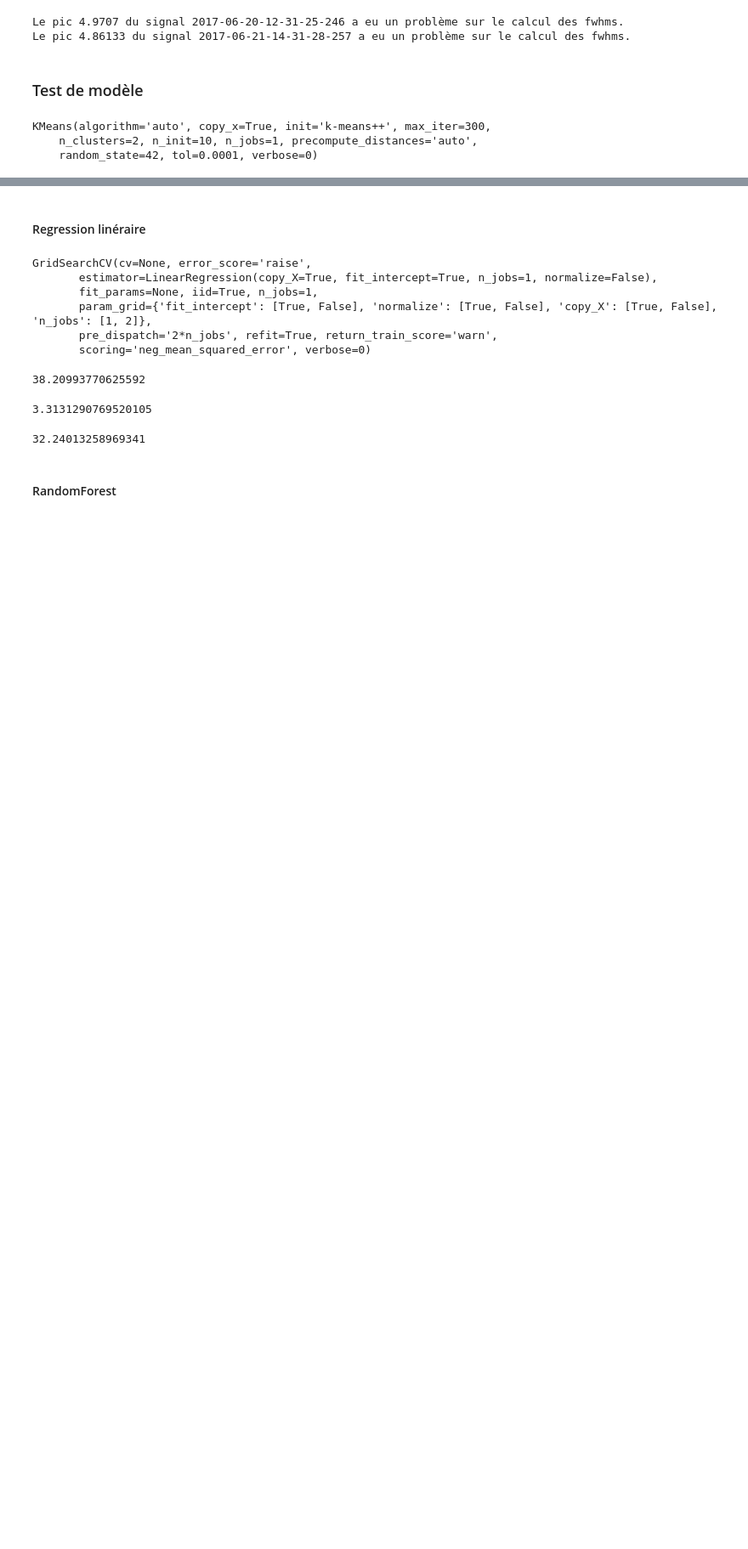
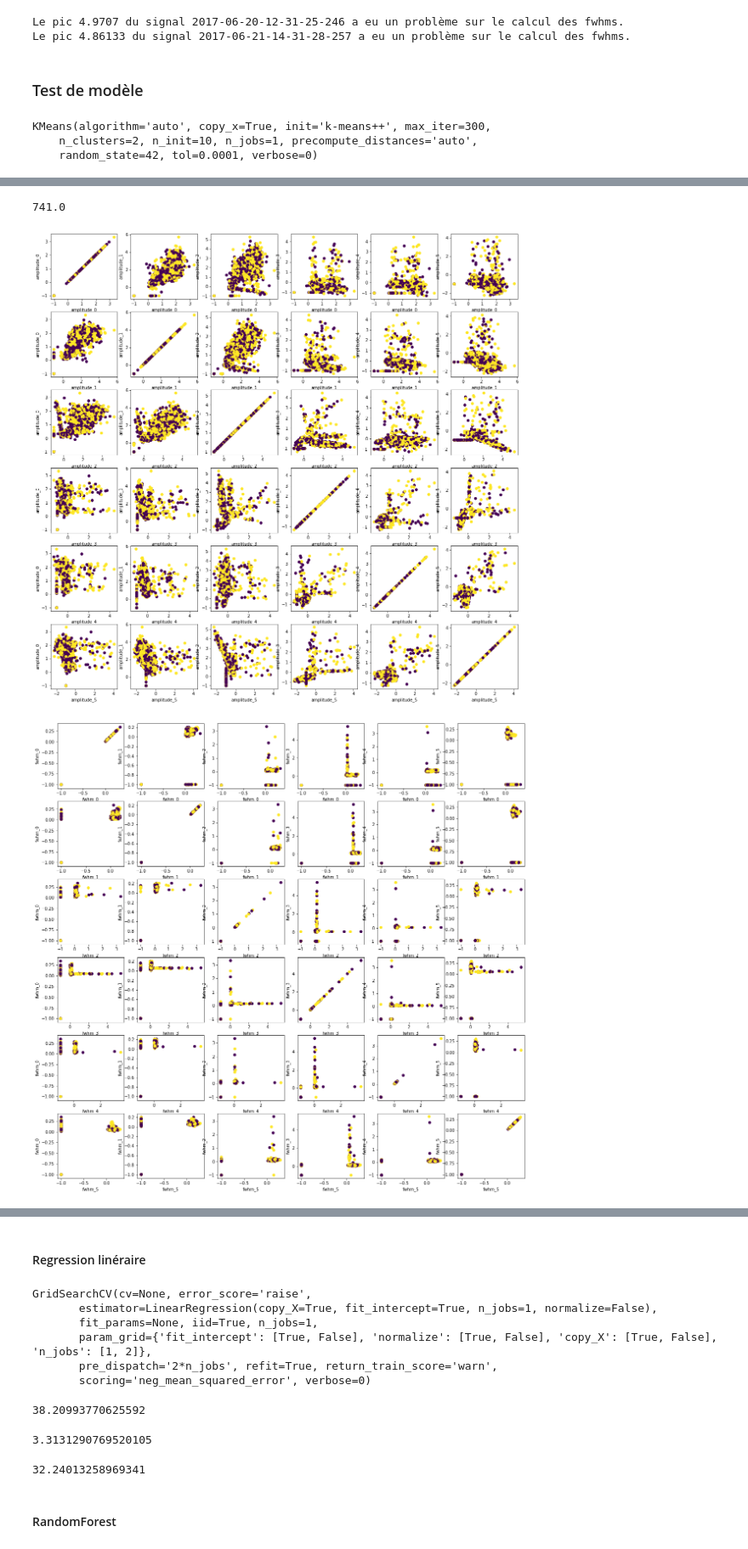
Before and after one commit to brouailalexandre/pesage-par-pont, a Jupyter notebook: Jupyter notebook/Conversion fichier txt.ipynb, the cells around one changed output, grey strips where cells are left out. Shown at 85% size. Cells and saved outputs as stored; diff of their text form; code cells hidden in the pictures; blank space fills up the shorter version.

```diff
--- a/Jupyter notebook/Conversion fichier txt.ipynb
+++ b/Jupyter notebook/Conversion fichier txt.ipynb
@@ -89,0 +110,34 @@ plt.show()
+# %%
+# k parmi n
+k = 2
+n = 39
+nbr_combinaison = math.factorial(n)/(math.factorial(k)*math.factorial(n-k))
+# %%
+nbr_combinaison
+# %% [output]
+741.0
+# %%
+max_ = 5
+# %%
+ampl_name = list_multiple_var("amplitude_", var_from=0, var_to=max_)
+fwhm_name = list_multiple_var("fwhm_", var_from=0, var_to=max_)
+time_name = list_multiple_var("time_", var_from=0, var_to=max_)
+kind_name = list_multiple_var("kind_", var_from=0, var_to=max_)
+list_var = [ampl_name, fwhm_name, time_name, kind_name]
+# %%
+# Regrouppement variable par variable sur 5 élements
+for var in list_var:
+    plt.figure(figsize=(20,20))
+    k=0
+    for i in range(max_+1):
+        for j in range(max_+1):
+            k+=1
+            plt.subplot(max_+1, max_+1, k)
+            plt.scatter(X_train[var[i]], X_train[var[j]], c=predicted)
+            plt.xlabel(var[i])
+            plt.ylabel(var[j])
+
+    plt.show()
+# %% [output]
+[figure, added]
+[figure, added]
```
Also changed, not shown: parts of 11 cells of this notebook, 2 other files.
